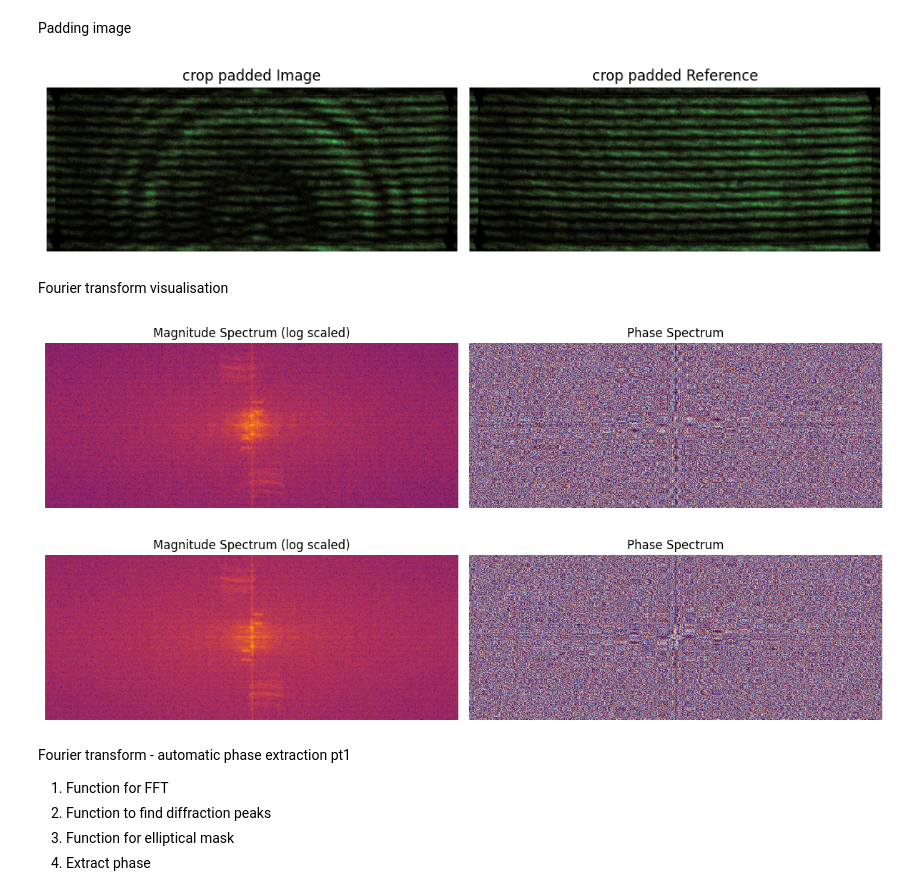
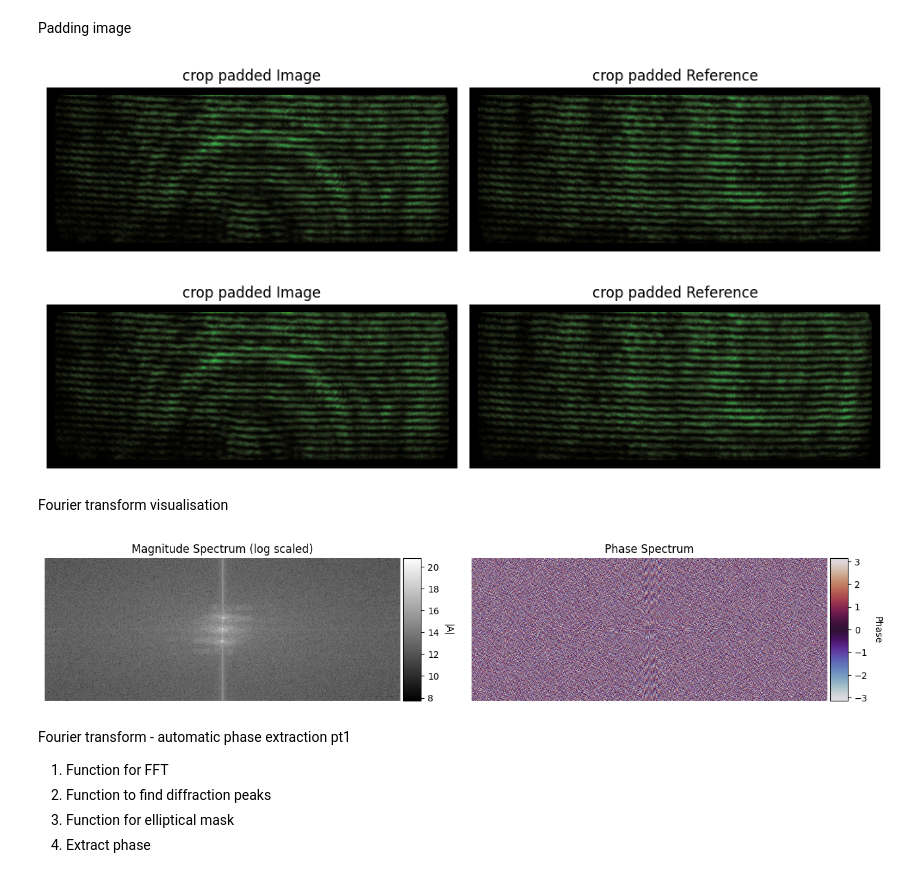
Before and after one commit to josef-codes/Abel-inversion, a Jupyter notebook: src/Phase_shift_extraction_automated.ipynb, the cells around one changed output. Cells and saved outputs as stored; diff of their text form; code cells hidden in the pictures.

```diff
--- a/src/Phase_shift_extraction_automated.ipynb
+++ b/src/Phase_shift_extraction_automated.ipynb
@@ -254,67 +138,19 @@ plot_two_images(crop_img, crop_ref, title1='crop Image', title2='crop Reference'
 Padding image
 # %%
 p = 15
-padded_img = np.pad(crop_img, pad_width = p, mode = 'wrap') # constant, wrap, symmetric
-padded_ref = np.pad(crop_ref, pad_width = p, mode = 'wrap') # constant, wrap, symmetric
-plot_two_images(padded_img, padded_ref, title1='crop padded Image', title2='crop padded Reference',cmap=colormap)
+padded_img = np.pad(crop_img, pad_width = p, mode = 'constant') # constant, wrap, symmetric
+padded_ref = np.pad(crop_ref, pad_width = p, mode = 'constant') # constant, wrap, symmetric
+global_functions_im.plot_two_images(padded_img, padded_ref, title1='crop padded Image', title2='crop padded Reference',cmap=colormap)
 # %% [output]
-[figure, old version]
+[figure, new version]
+[figure, added]
 # %% [markdown]
 Fourier transform visualisation
 # %%
-def plot_fft_spectra(
-    image,
-    log_scale=True,
-    cmap_mag='inferno',
-    cmap_phase='twilight',
-    figsize=(12, 6)
-):
-    """
-    Compute FFT magnitude and phase spectra of an image and display them side by side.
-
-    Parameters
-    ----------
-    image : array_like
-        Original image array.
-    log_scale : bool, optional
-        If True, apply log scaling to magnitude spectrum.
-    cmap_mag : str, optional
-        Colormap for magnitude spectrum.
-    cmap_phase : str, optional
-        Colormap for phase spectrum.
-    figsize : tuple, optional
-        Figure size for the plots.
-    """
-
-    # Compute FFT and shift zero frequency component to center
-    fft_image = np.fft.fft2(image)
-    fft_shifted = np.fft.fftshift(fft_image)
-
-    # Compute magnitude spectrum
-    magnitude = np.log1p(np.abs(fft_shifted)) if log_scale else np.abs(fft_shifted)
-
-    # Compute phase spectrum
-    phase = np.angle(fft_shifted)
-
-    # Plot both spectra
-    fig, axes = plt.subplots(1, 2, figsize=figsize)
-    axes[0].imshow(magnitude, cmap=cmap_mag)
-    axes[0].set_title("Magnitude Spectrum (log scaled)" if log_scale else "Magnitude Spectrum")
-    axes[0].axis('off')
-
-    axes[1].imshow(phase, cmap=cmap_phase)
-    axes[1].set_title("Phase Spectrum")
-    axes[1].axis('off')
-
-    plt.tight_layout()
-    plt.show()
-
-
-plot_fft_spectra(padded_img)
-plot_fft_spectra(padded_ref)
+utils.plot_fft_spectra(padded_img, cmap_mag = 'gray')
+# utils.plot_fft_spectra(padded_ref)
 # %% [output]
-[figure, old version]
+[figure, new version]
-[figure, removed]
 # %% [markdown]
 Fourier transform - automatic phase extraction pt1
 1. Function for FFT
```
Also changed, not shown: parts of 13 cells of this notebook, 4 other files.
